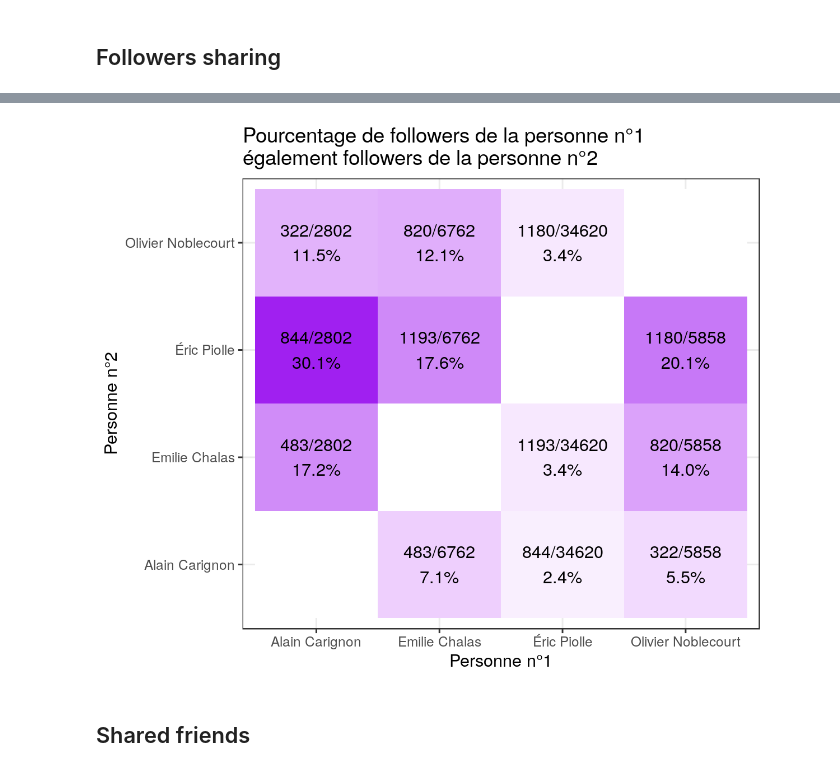
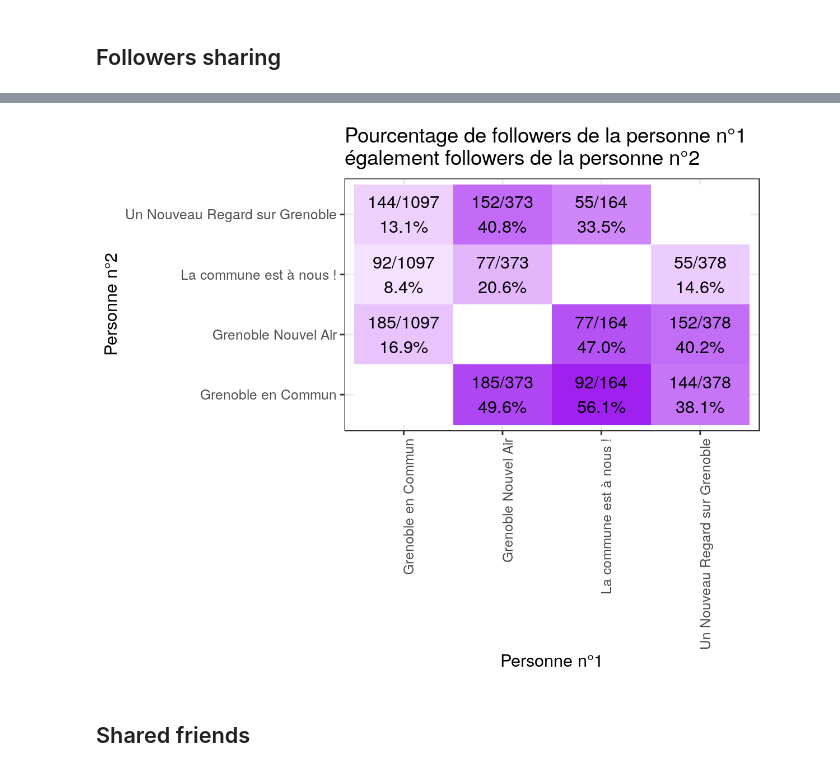
Before and after one commit to Ezibenroc/twitter_data, a Jupyter notebook: analysis_followers.ipynb, the cells around one changed output, grey strips where cells are left out. Saved outputs shown, nothing was run; the diff lists cells and outputs as text; code cells hidden in the pictures.

Commit message:
Followers of the lists

```diff
--- a/analysis_followers.ipynb
+++ b/analysis_followers.ipynb
@@ -21,18 +21,24 @@ users = {
     'CarignonAlain': 'Grenoble le Changement',
     'onoblecourt': 'Grenoble Nouvel Air',
     'GrenobleNvAir': 'Grenoble Nouvel Air',
+    'CommuneEstANous': 'La commune est à nous !',
 }
 names = {
     'EricPiolle': 'Éric Piolle',
     'EmilieCChalas': 'Emilie Chalas',
     'CarignonAlain': 'Alain Carignon',
     'onoblecourt': 'Olivier Noblecourt',
+    'Grenoble_Commun': 'Grenoble en Commun',
+    'Chalas2020': 'Un Nouveau Regard sur Grenoble',
+    'GrenobleNvAir': 'Grenoble Nouvel Air',
+    'CommuneEstANous': 'La commune est à nous !',
 }
 colors = {
     'Grenoble en Commun': '#00c000',
     'Un Nouveau Regard sur Grenoble': '#ffb400',
     'Grenoble le Changement': '#0066CC',
     'Grenoble Nouvel Air': '#ff8080',
+    'La commune est à nous !': '#bb0000'
 }
 colors2 = {names[n]: colors[users[n]] for n in names}
 # %%
@@ -50,12 +56,26 @@ friend_files = [
     'friends/EricPiolle.csv',
 ]
 
+follower_files = [
+    'followers_lists/Grenoble_Commun.csv',
+    'followers_lists/GrenobleNvAir.csv',
+    'followers_lists/Chalas2020.csv',
+    'followers_lists/CommuneEstANous.csv',
+]
+
+friend_files = [
+    'friends_lists/Grenoble_Commun.csv',
+    'friends_lists/GrenobleNvAir.csv',
+    'friends_lists/Chalas2020.csv',
+    'friends_lists/CommuneEstANous.csv',
+]
+
 filenames = follower_files + friend_files
 
 data = []
 for f in filenames:
     login = f.split('/')[1].split('.')[0]
-    relation = f.split('/')[0]
+    relation = 'followers' if 'follower' in f else 'friends'
     tmp = pandas.read_csv(f)
     tmp['relation'] = relation
     tmp['candidate_login'] = login
@@ -125,22 +145,23 @@ shared_followers
 # %%
 %%R -i shared_followers -w 6 -h 5 --units in -r 200
 
 library(ggplot2)
 
 plot = ggplot(shared_followers) +
     aes(x=candidate, y=other, fill=percent_shared) +
     geom_tile() +
     theme_bw() +
     scale_fill_gradient2(high = "purple") +
     geom_text(aes(label = text), color = "black") +
     xlab('Personne n°1') +
     ylab('Personne n°2') +
     theme(legend.position='none') +
+    theme(axis.text.x = element_text(angle = 90, hjust = 1)) +
     ggtitle('Pourcentage de followers de la personne n°1\négalement followers de la personne n°2')
 #ggsave('/tmp/shared_followers.png', plot, width=6, height=5)
 plot
 # %% [output]
-[figure, old version]
+[figure, new version]
 # %% [markdown]
 ## Shared friends
 # %%
```
Also changed, not shown: parts of 11 cells of this notebook.
